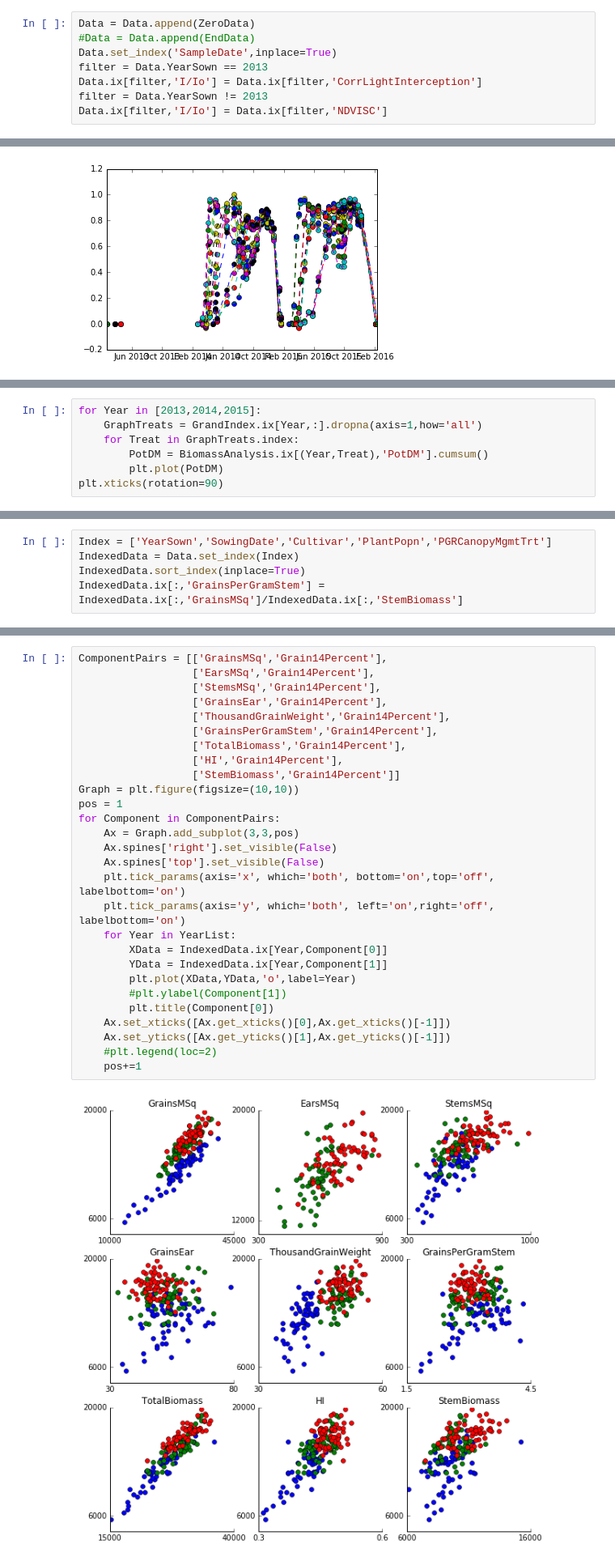
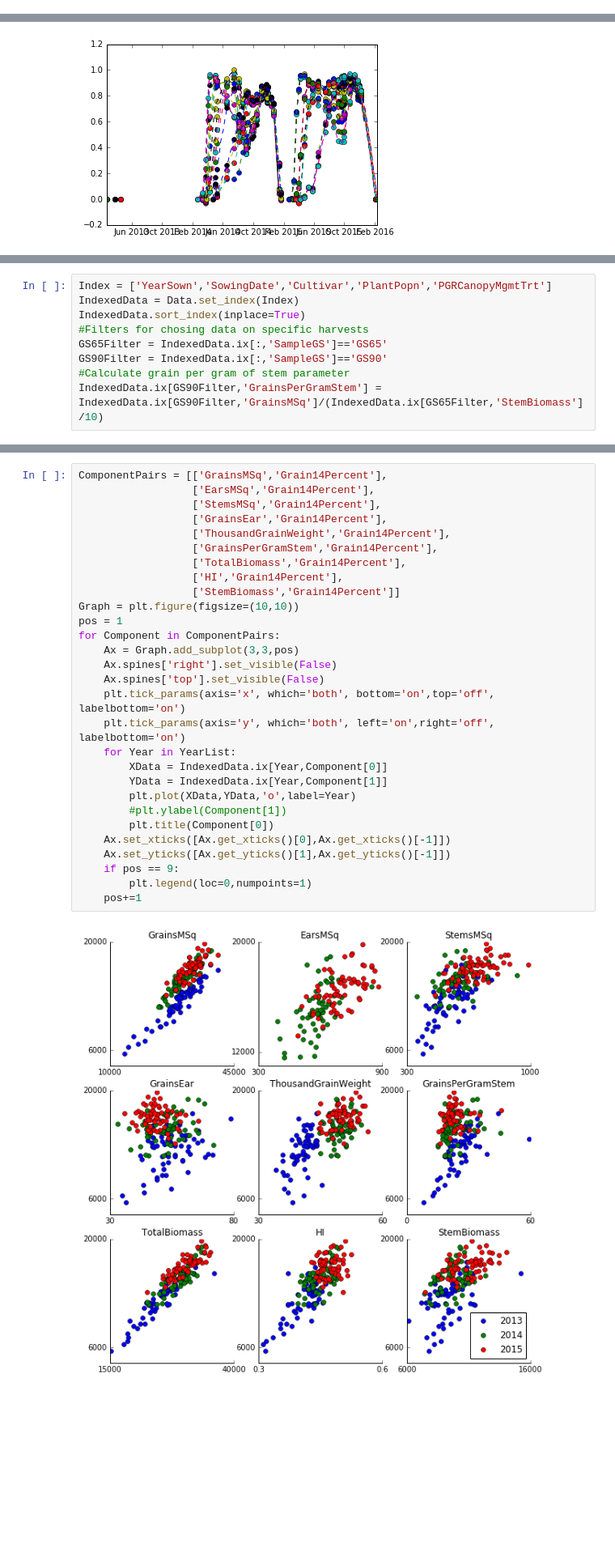
Before and after one commit to HamishBrownPFR/2020, a Jupyter notebook: CombinedAnalysis.ipynb, the cells around one changed output, grey strips where cells are left out. Shown: that part at 81% size. Drawn from its saved outputs; the diff is of its cells as text; blank space fills up the shorter version.

Commit message:
Close to finalising graphing tools

```diff
--- a/CombinedAnalysis.ipynb
+++ b/CombinedAnalysis.ipynb
@@ -114,8 +95,0 @@ EndData.reset_index(level=[0,1],inplace=True,drop=True)
-# %%
-Data = Data.append(ZeroData)
-#Data = Data.append(EndData)
-Data.set_index('SampleDate',inplace=True)
-filter = Data.YearSown == 2013
-Data.ix[filter,'I/Io'] = Data.ix[filter,'CorrLightInterception']
-filter = Data.YearSown != 2013
-Data.ix[filter,'I/Io'] = Data.ix[filter,'NDVISC']
@@ -251,0 +304,9 @@ BiomassAnalysis.ix[:,'PotDM'] = BiomassAnalysis.ix[:,'RUE'] * BiomassAnalysis.ix
+# %%
+Index = ['YearSown','SowingDate','Cultivar','PlantPopn','PGRCanopyMgmtTrt']
+IndexedData = Data.set_index(Index)
+IndexedData.sort_index(inplace=True)
+#Filters for chosing data on specific harvests
+GS65Filter = IndexedData.ix[:,'SampleGS']=='GS65'
+GS90Filter = IndexedData.ix[:,'SampleGS']=='GS90'
+#Calculate grain per gram of stem parameter
+IndexedData.ix[GS90Filter,'GrainsPerGramStem'] = IndexedData.ix[GS90Filter,'GrainsMSq']/(IndexedData.ix[GS65Filter,'StemBiomass']/10)
@@ -275,10 +346,3 @@ plt.xticks(rotation=90)
          735477.,  735507.,  735538.,  735568.,  735599.,  735630.]),
  <a list of 12 Text xticklabel objects>)
 [figure]
-# %%
-for Year in [2013,2014,2015]:
-    GraphTreats = GrandIndex.ix[Year,:].dropna(axis=1,how='all')
-    for Treat in GraphTreats.index:
-        PotDM = BiomassAnalysis.ix[(Year,Treat),'PotDM'].cumsum()
-        plt.plot(PotDM)
-plt.xticks(rotation=90)
@@ -289,5 +348,0 @@ plt.xticks(rotation=90)
-# %%
-Index = ['YearSown','SowingDate','Cultivar','PlantPopn','PGRCanopyMgmtTrt']
-IndexedData = Data.set_index(Index)
-IndexedData.sort_index(inplace=True)
-IndexedData.ix[:,'GrainsPerGramStem'] = IndexedData.ix[:,'GrainsMSq']/IndexedData.ix[:,'StemBiomass']
@@ -364,30 +358,31 @@ Index([              u'TrialCode',                  u'Farmer',
 # %%
 ComponentPairs = [['GrainsMSq','Grain14Percent'],
                   ['EarsMSq','Grain14Percent'],
                   ['StemsMSq','Grain14Percent'],
                   ['GrainsEar','Grain14Percent'],
                   ['ThousandGrainWeight','Grain14Percent'],
                   ['GrainsPerGramStem','Grain14Percent'],
                   ['TotalBiomass','Grain14Percent'],
                   ['HI','Grain14Percent'],
                   ['StemBiomass','Grain14Percent']]
 Graph = plt.figure(figsize=(10,10))
 pos = 1
 for Component in ComponentPairs:
     Ax = Graph.add_subplot(3,3,pos)
     Ax.spines['right'].set_visible(False)
     Ax.spines['top'].set_visible(False)
     plt.tick_params(axis='x', which='both', bottom='on',top='off', labelbottom='on')
     plt.tick_params(axis='y', which='both', left='on',right='off', labelbottom='on')
     for Year in YearList:
         XData = IndexedData.ix[Year,Component[0]]
         YData = IndexedData.ix[Year,Component[1]]
         plt.plot(XData,YData,'o',label=Year)
         #plt.ylabel(Component[1])
         plt.title(Component[0])
     Ax.set_xticks([Ax.get_xticks()[0],Ax.get_xticks()[-1]])
     Ax.set_yticks([Ax.get_yticks()[1],Ax.get_yticks()[-1]])
-    #plt.legend(loc=2)
+    if pos == 9:
+        plt.legend(loc=0,numpoints=1)
     pos+=1
 # %% [output]
-[figure, old version]
+[figure, new version]
```
Also changed, not shown: parts of 35 cells of this notebook.
